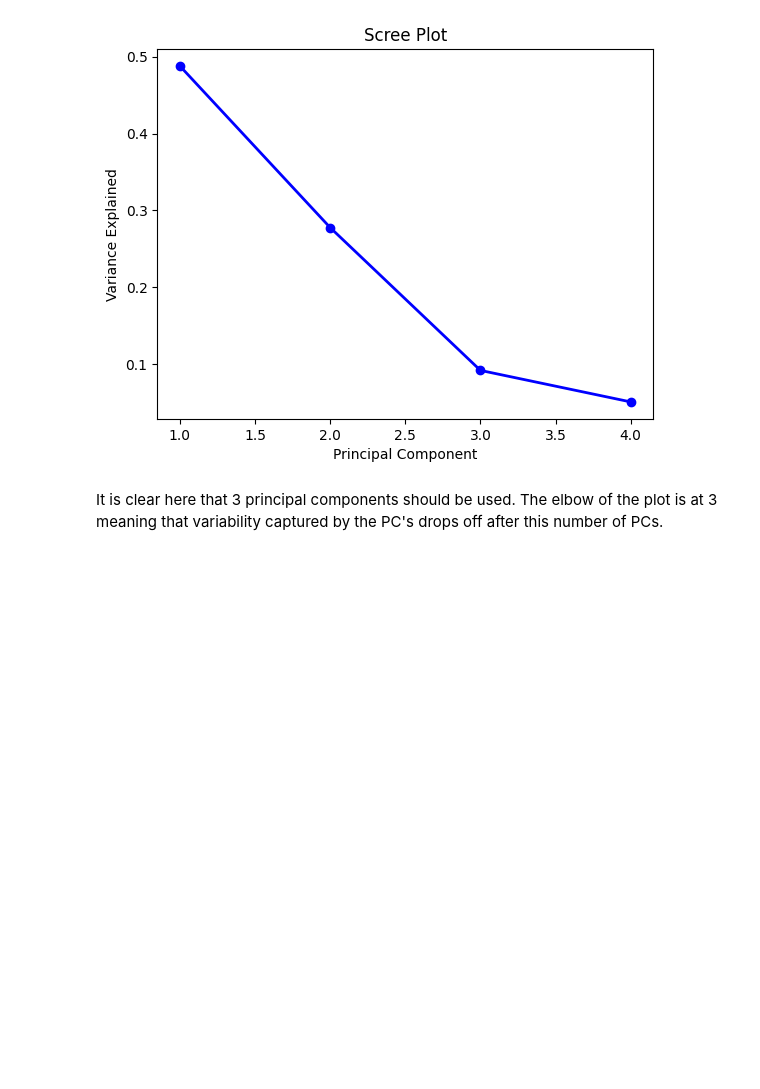
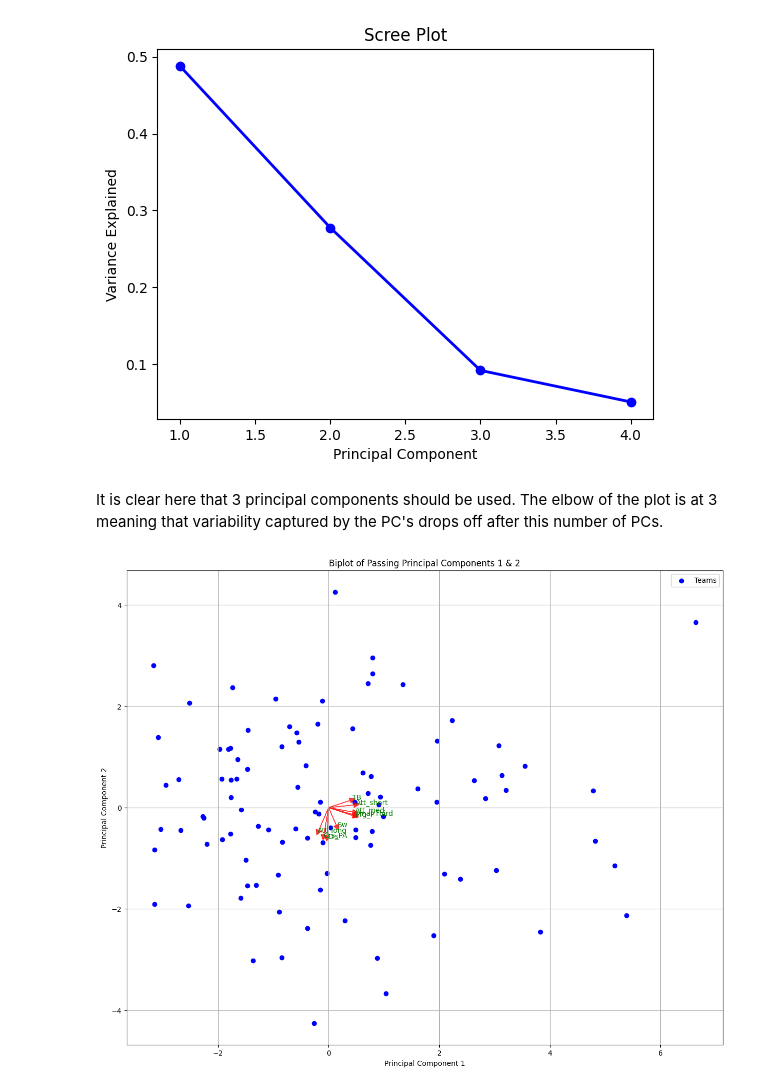
Before and after one commit to Owenp25/-Top-5-Football-Leagues-Clustering-Analysis, a Jupyter notebook: Top_5_Football_Leagues_Clustering_Teams_by_Passing_Play_Style.ipynb, the cells around one changed output. Drawn from its saved outputs; the diff is of its cells as text; code cells hidden in the pictures; blank space fills up the shorter version.

Commit message:
Created biplot visualizations of PCs and then removed redundant features based on correlation in biplot.

```diff
--- a/Top_5_Football_Leagues_Clustering_Teams_by_Passing_Play_Style.ipynb
+++ b/Top_5_Football_Leagues_Clustering_Teams_by_Passing_Play_Style.ipynb
@@ -846,3 +846,31 @@ plt.show()
 [figure]
 # %% [markdown]
 It is clear here that 3 principal components should be used. The elbow of the plot is at 3 meaning that variability captured by the PC's drops off after this number of PCs.
+# %%
+# Pc data frame with just 3 PCs as specified above
+pca = PCA(n_components=3)
+top5_pass_style_pca = pca.fit_transform(top5_pass_style_scaled)
+
+pc_df = pd.DataFrame(data = top5_pass_style_pca, columns=['PC1', 'PC2', 'PC3'])
+# %%
+# plot biplot of PC1 and PC2
+
+loadings = pca.components_[:3,:]
+
+fig, ax = plt.subplots(figsize=(15,12))
+ax.scatter(pc_df['PC1'], pc_df['PC2'], c='b', marker='o', label='Teams')
+
+# plot loadings of variables as arrows
+for i, (x, y, z) in enumerate(loadings.T):
+  ax.arrow(0, 0, x, y, color='r', alpha = 0.75, head_width=0.1, head_length=0.1)
+  ax.text(x * 1.1, y * 1.1, top5_pass_style.columns[i], color='g')
+
+ax.set_xlabel('Principal Component 1')
+ax.set_ylabel('Principal Component 2')
+
+plt.title('Biplot of Passing Principal Components 1 & 2')
+plt.legend()
+plt.grid()
+plt.show()
+# %% [output]
+[figure, added]
```
Also changed, not shown: parts of 7 cells of this notebook.
